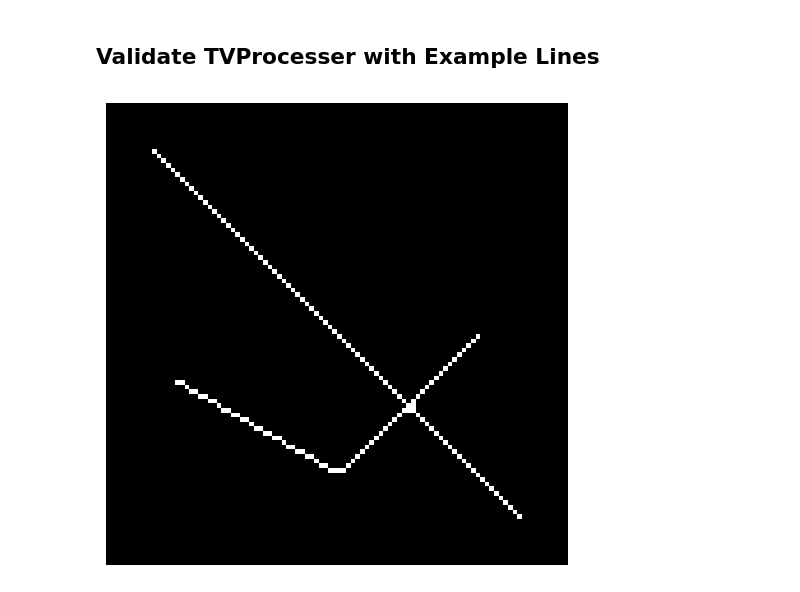
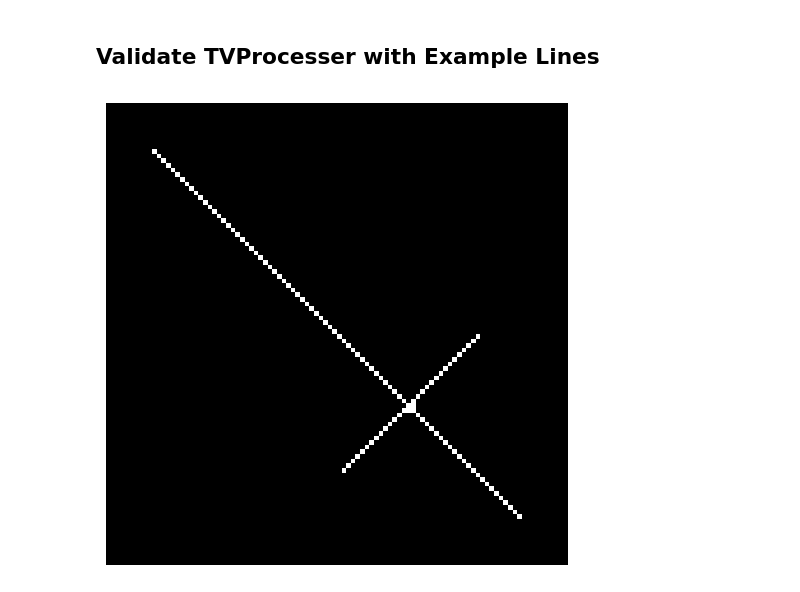
Before and after one commit to Spector3702/RetinalAnalysis, a Jupyter notebook: TV/process_tv.ipynb, the cells around one changed output. Cells and saved outputs as stored; diff of their text form; code cells hidden in the pictures.

```diff
--- a/process_tv.ipynb
+++ b/TV/process_tv.ipynb
@@ -74,22 +98,18 @@ compare_plots(marked_acute_image, marked_obtuse_image)
 # %%
-from skimage.draw import line_aa
-
 # Create a synthetic image with a straight line and a curve
 synthetic_image = np.zeros((100, 100), dtype=np.uint8)
 
 # Draw a straight line
 rr, cc, val = line_aa(10, 10, 90, 90)
 synthetic_image[rr, cc] = val * 255
 
 # Draw a curve by connecting two lines at a sharp angle
-rr, cc, val = line_aa(60, 15, 80, 50)
-synthetic_image[rr, cc] = val * 255
 rr, cc, val = line_aa(80, 50, 50, 80)
 synthetic_image[rr, cc] = val * 255
 
 # Skeletonize the synthetic image
 synthetic_skeleton = morphology.skeletonize(synthetic_image > 0)
 
 plot_image(synthetic_skeleton)
 # %% [output]
-[figure, old version]
+[figure, new version]
```
Also changed, not shown: parts of 11 cells of this notebook, 2 other files.
